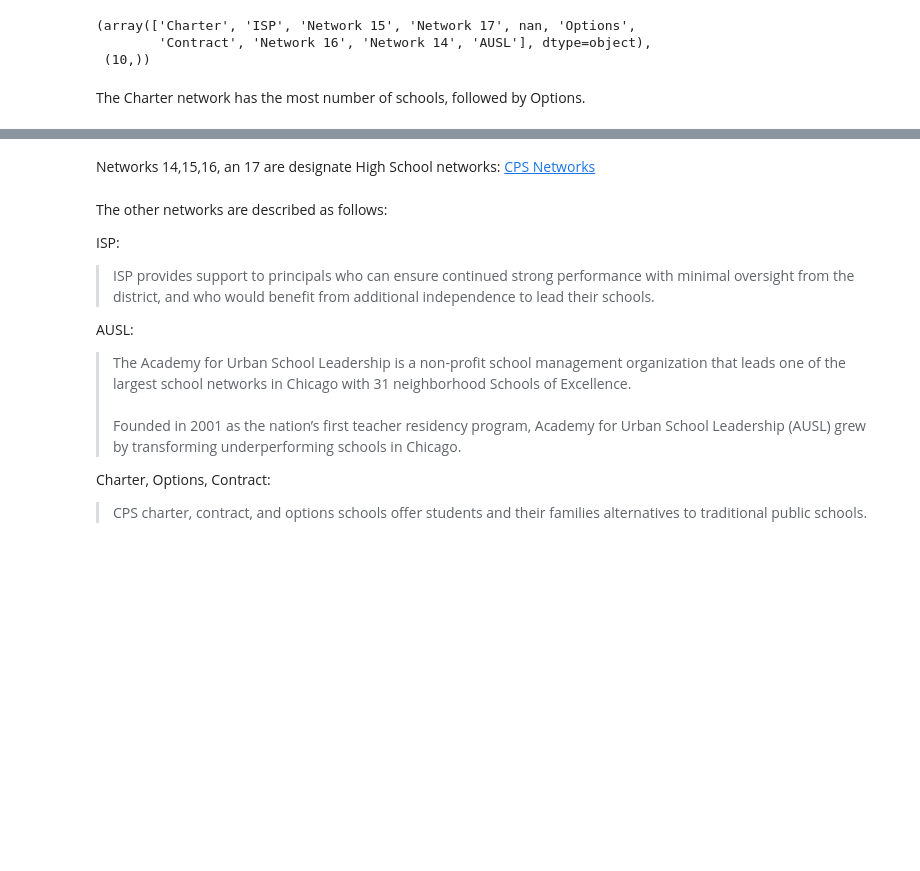
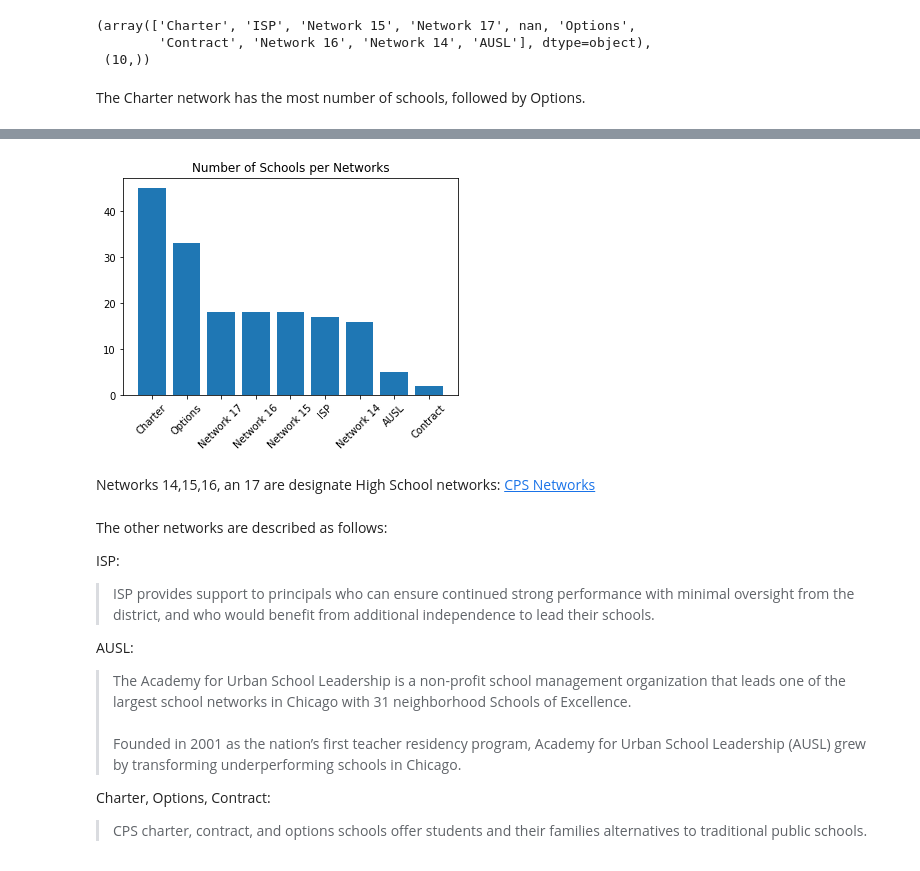
Before and after one commit to j-max/CPS_GradRate_Analysis, a Jupyter notebook: notebooks/eda/eda.ipynb, the cells around one changed output, grey strips where cells are left out. Drawn from its saved outputs; the diff is of its cells as text; code cells hidden in the pictures; blank space fills up the shorter version.

```diff
--- a/notebooks/eda/eda.ipynb
+++ b/notebooks/eda/eda.ipynb
@@ -185,6 +202,17 @@ Network 14    16
 AUSL           5
 Contract       2
 Name: Network, dtype: int64
+# %%
+fig, ax = plt.subplots()
+
+y = sy_1819.merged_df['Network'].value_counts().values
+x = sy_1819.merged_df['Network'].value_counts().index
+
+ax.bar(x,y)
+ax.set_xticklabels(x, rotation=45);
+ax.set_title('Number of Schools per Networks');
+# %% [output]
+[figure, added]
 # %% [markdown]
 Networks 14,15,16, an 17 are designate High School networks: [CPS Networks](https://www.cps.edu/schools/networks/)
 # %% [markdown]
```
Also changed, not shown: parts of 9 cells of this notebook, 4 other files.
